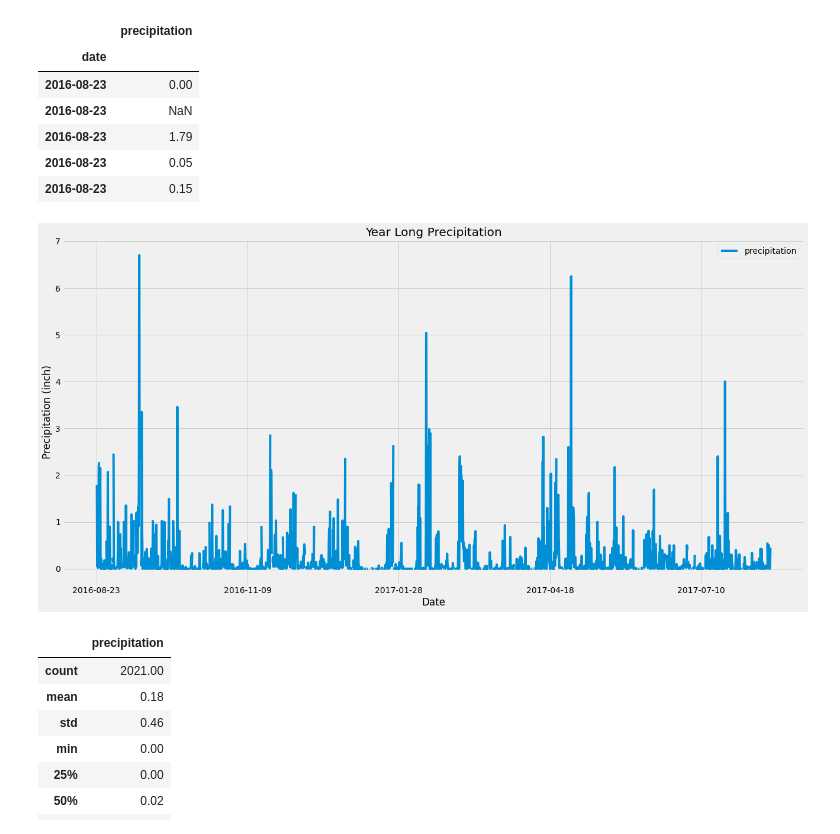
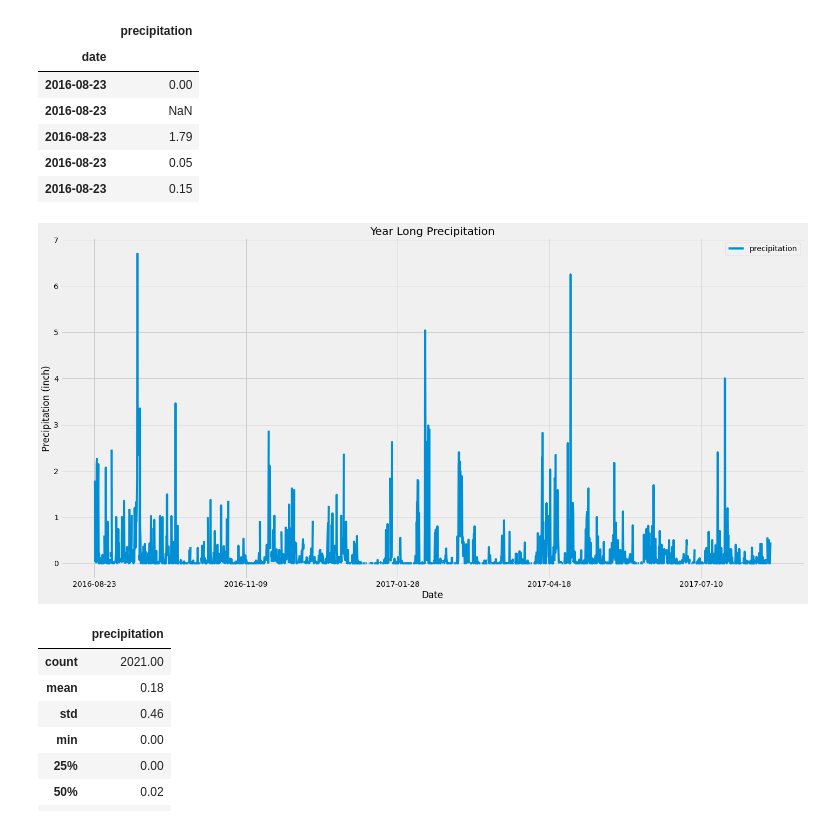
Before and after one commit to fmukaddam/Homework, a Jupyter notebook: SQLAlchemy_Challenge/climate_starter.ipynb, the cells around one changed output. Drawn from its saved outputs; the diff is of its cells as text; code cells hidden in the pictures.

```diff
--- a/SQLAlchemy_Challenge/climate_starter.ipynb
+++ b/SQLAlchemy_Challenge/climate_starter.ipynb
@@ -68,16 +68,16 @@ precipitation_df.head()
 # %%
 # Use Pandas Plotting with Matplotlib to plot the data
 fig, ax = plt.subplots(figsize= (20,10))
 precipitation_df.plot(ax = ax)
 ax.set_xlabel("Date")
 ax.set_ylabel("Precipitation (inch)")
 ax.set_title("Year Long Precipitation")
 plt.legend(loc="best")
 plt.savefig("Precipitation.png")
-plt.tight_layout
+plt.tight_layout()
 plt.show()
 # %% [output]
-[figure, old version]
+[figure, new version]
 # %%
 # Use Pandas to calcualte the summary statistics for the precipitation data
 round(precipitation_df.describe(),2)
```
Also changed, not shown: 1 other file.
